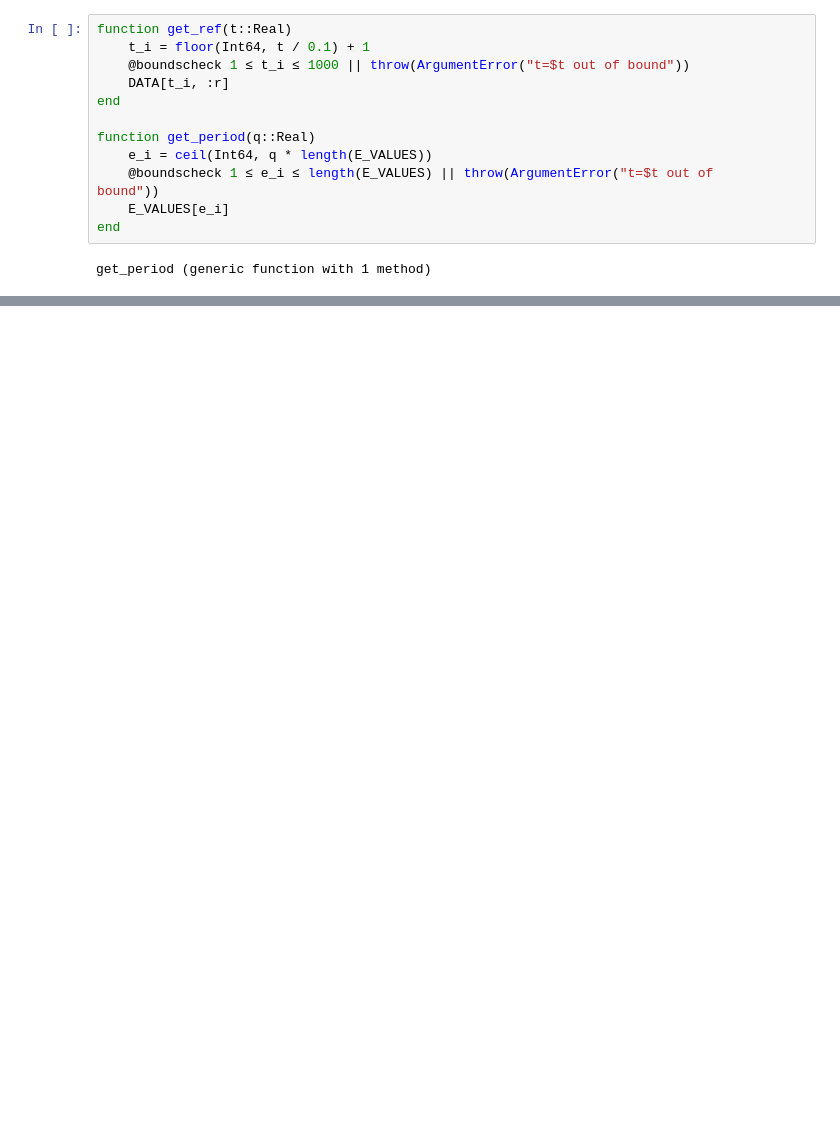
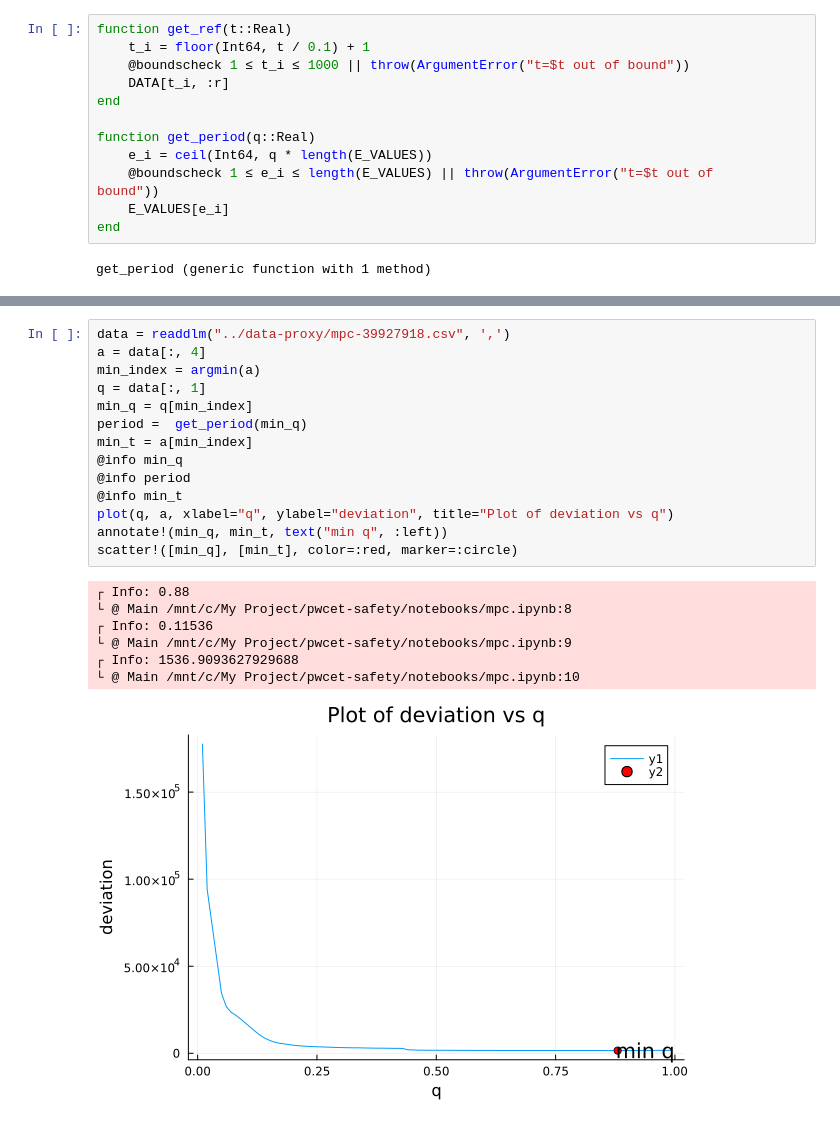
Before and after one commit to shengjiex98/pwcet-safety, a Jupyter notebook: notebooks/mpc.ipynb, the cells around one changed output, grey strips where cells are left out. Drawn from its saved outputs; the diff is of its cells as text; blank space fills up the shorter version.

Commit message:
mpc data visualization

```diff
--- a/notebooks/mpc.ipynb
+++ b/notebooks/mpc.ipynb
@@ -85,0 +76,22 @@ scatter!([min_q], [min_t], color=:red, marker=:circle)
+# %%
+data = readdlm("../data-proxy/mpc-39927918.csv", ',')
+a = data[:, 4]
+min_index = argmin(a)
+q = data[:, 1]
+min_q = q[min_index]
+period =  get_period(min_q)
+min_t = a[min_index]
+@info min_q
+@info period
+@info min_t
+plot(q, a, xlabel="q", ylabel="deviation", title="Plot of deviation vs q")
+annotate!(min_q, min_t, text("min q", :left))
+scatter!([min_q], [min_t], color=:red, marker=:circle)
+# %% [output]
+┌ Info: 0.88
+└ @ Main /mnt/c/My Project/pwcet-safety/notebooks/mpc.ipynb:8
+┌ Info: 0.11536
+└ @ Main /mnt/c/My Project/pwcet-safety/notebooks/mpc.ipynb:9
+┌ Info: 1536.9093627929688
+└ @ Main /mnt/c/My Project/pwcet-safety/notebooks/mpc.ipynb:10
+[figure, added]
```
Also changed, not shown: parts of 4 cells of this notebook, 6 other files.
